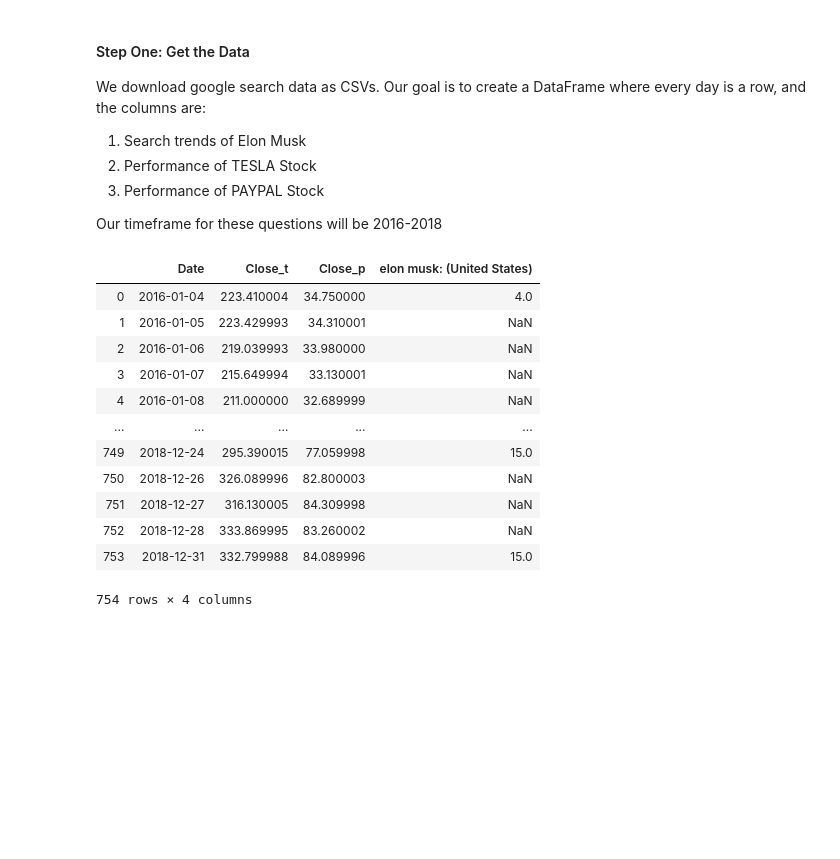
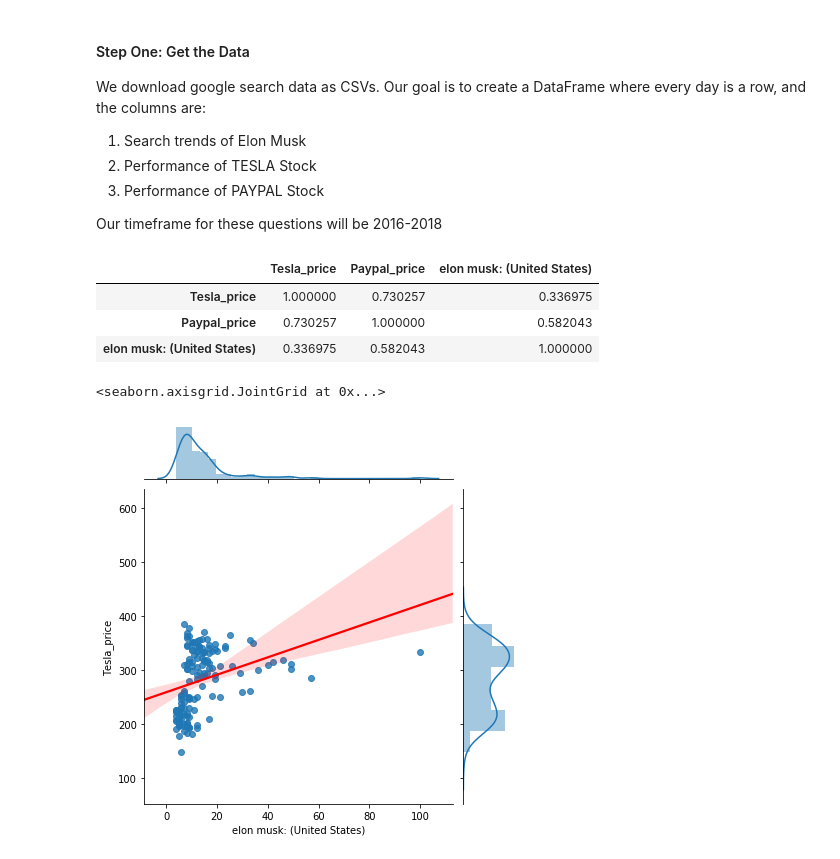
Before and after one commit to patches12306/patches12306, a Jupyter notebook: Milestone1.ipynb, the cells around one changed output. Saved outputs shown, nothing was run; the diff lists cells and outputs as text; code cells hidden in the pictures; blank space fills up the shorter version.

Commit message:
added visuals

```diff
--- a/Milestone1.ipynb
+++ b/Milestone1.ipynb
@@ -46,45 +46,50 @@ import datetime
 tesla_df = pd.read_csv('./data/tesla2016-2018.csv')
 paypal_df = pd.read_csv('./data/paypal2016-2018.csv')
 elon_df = pd.read_csv('./data/elon2016-2018.csv')
+import statsmodels.api as sm
+import seaborn as sns
 
 #Turn date strings into datetime objects.
 dateTimeList = []
 for d in elon_df['Week']:
     date = re.split('/', d)
     dateObject = datetime.datetime(
         int(date[2]),
         int(date[0]),
         int(date[1]))
     # Increase the day by one so that it lines up with the date in the other data frames.
     dateTimeList.append(dateObject + datetime.timedelta(days=1))
 elon_df['Date_time'] = dateTimeList
 
 stringArray = []
 for d in elon_df['Date_time']:
     date_as_string = d.isoformat()
     stringArray.append(date_as_string[0:10])
 elon_df['Date'] = stringArray
 
 # Merge the three data frames
 joined_df = pd.merge(tesla_df, paypal_df, on="Date", how="inner", suffixes=('_t','_p'))
 complete_df = pd.merge(joined_df, elon_df, on="Date", how="left")
 
 # filter the data so the only columns are date, closing price of tesla and paypal
 slim_df = complete_df[["Date", "Close_t", "Close_p", "elon musk: (United States)"]]
 slim_df
+complete_df
+drop_df = complete_df.drop(columns=['Open_t', 'High_t','Low_t','Adj Close_t','Open_p','High_p','Low_p','Adj Close_p'])
+# TODO: Rename the columns
+drop_df = drop_df.rename(columns={"Close_t": "Tesla_price", "Volume_t": "Tesla_volume", "Close_p":"Paypal_price",
+                        "Volume_p":"Paypal_volume"})
 
-# TODO: Rename the columns
+#drops unecessary columns to show correlatotio between elon musk, tesla price, and paypal price
+correl = drop_df.drop(columns =['Tesla_volume','Date','Paypal_volume','Week','Date_time',])
+correl.corr()
 # %% [output]
-|  | Date | Close_t | Close_p | elon musk: (United States) |
-| 0 | 2016-01-04 | 223.410004 | 34.750000 | 4.0 |
-| 1 | 2016-01-05 | 223.429993 | 34.310001 | NaN |
-| 2 | 2016-01-06 | 219.039993 | 33.980000 | NaN |
-| 3 | 2016-01-07 | 215.649994 | 33.130001 | NaN |
-| 4 | 2016-01-08 | 211.000000 | 32.689999 | NaN |
-| ... | ... | ... | ... | ... |
-| 749 | 2018-12-24 | 295.390015 | 77.059998 | 15.0 |
-| 750 | 2018-12-26 | 326.089996 | 82.800003 | NaN |
-| 751 | 2018-12-27 | 316.130005 | 84.309998 | NaN |
-| 752 | 2018-12-28 | 333.869995 | 83.260002 | NaN |
-| 753 | 2018-12-31 | 332.799988 | 84.089996 | 15.0 |
+|  | Tesla_price | Paypal_price | elon musk: (United States) |
+| Tesla_price | 1.000000 | 0.730257 | 0.336975 |
+| Paypal_price | 0.730257 | 1.000000 | 0.582043 |
+| elon musk: (United States) | 0.336975 | 0.582043 | 1.000000 |
-754 rows × 4 columns
+# %%
+sns.jointplot(y='Tesla_price', x='elon musk: (United States)', data=drop_df, kind='reg', joint_kws={'line_kws':{'color':'red'}})
+# %% [output]
+<seaborn.axisgrid.JointGrid at 0x...>
+[figure, added]
```
Also changed, not shown: parts of 1 cell of this notebook.
